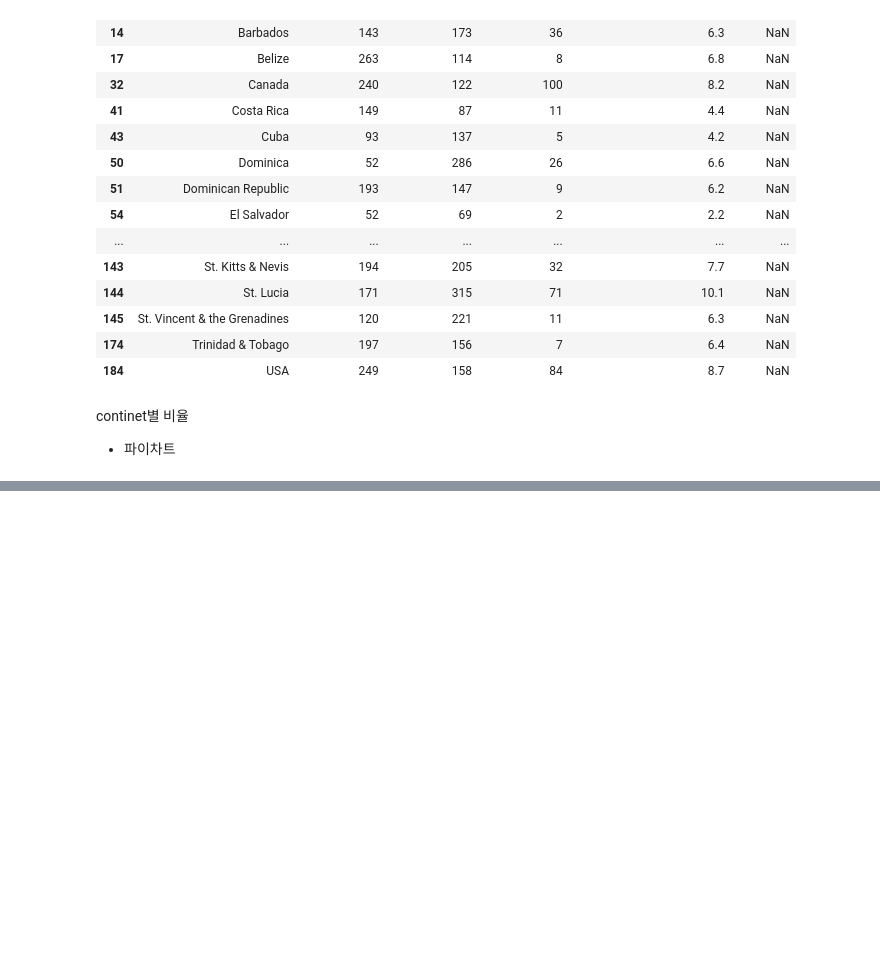
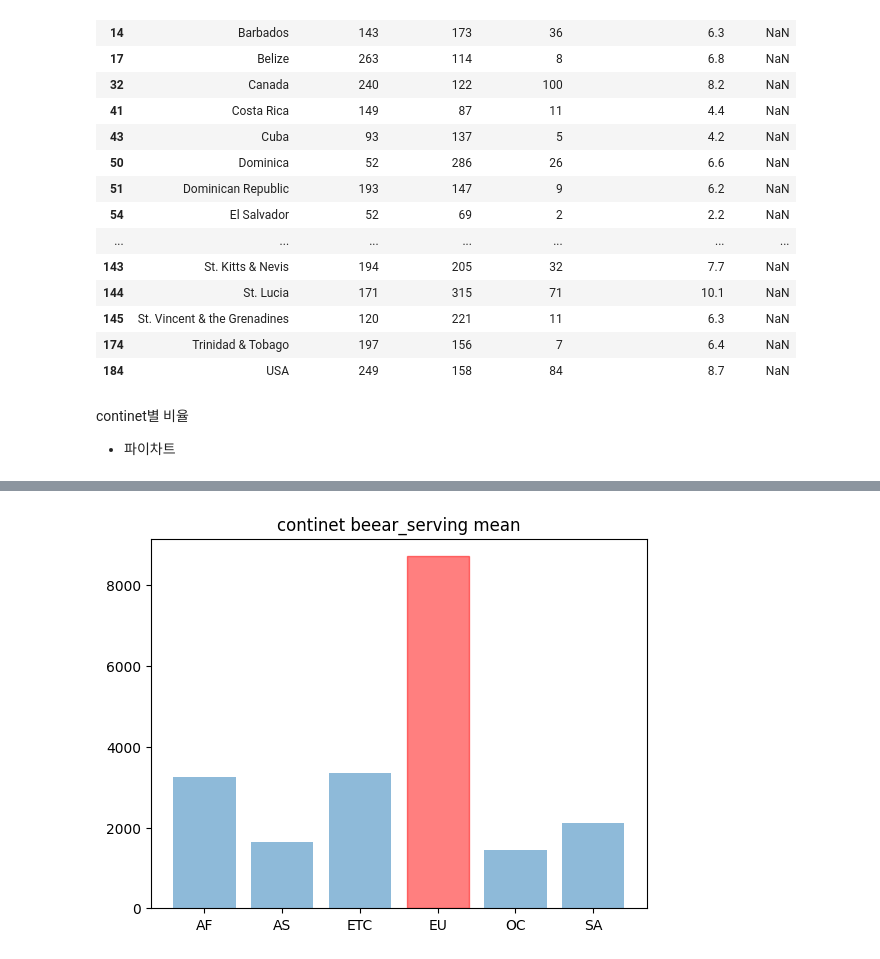
Before and after one commit to leekyuyoung202306/PYTHON, a Jupyter notebook: 12주차/[12주차]데이터분석02.ipynb, the cells around one changed output, grey strips where cells are left out. Cells and saved outputs as stored; diff of their text form; code cells hidden in the pictures; blank space fills up the shorter version.

```diff
--- a/12주차/[12주차]데이터분석02.ipynb
+++ b/12주차/[12주차]데이터분석02.ipynb
@@ -127,0 +188,14 @@ continet별 비율
+# %%
+# 대륙별 beear_serving 시각화
+beer_group = drink.groupby('continent')['beer_servings'].sum()
+continent = beer_group.index.tolist()
+x_pos = np.arange(len(continent))
+alcohol = beer_group.values.tolist()
+
+bar_list = plt.bar(x_pos,alcohol,align='center',alpha=0.5)
+bar_list[continent.index('EU')].set_color('r')
+plt.xticks(x_pos, continent)
+plt.title("continet beear_serving mean")
+plt.show()
+# %% [output]
+[figure, added]
```
Also changed, not shown: parts of 12 cells of this notebook.
